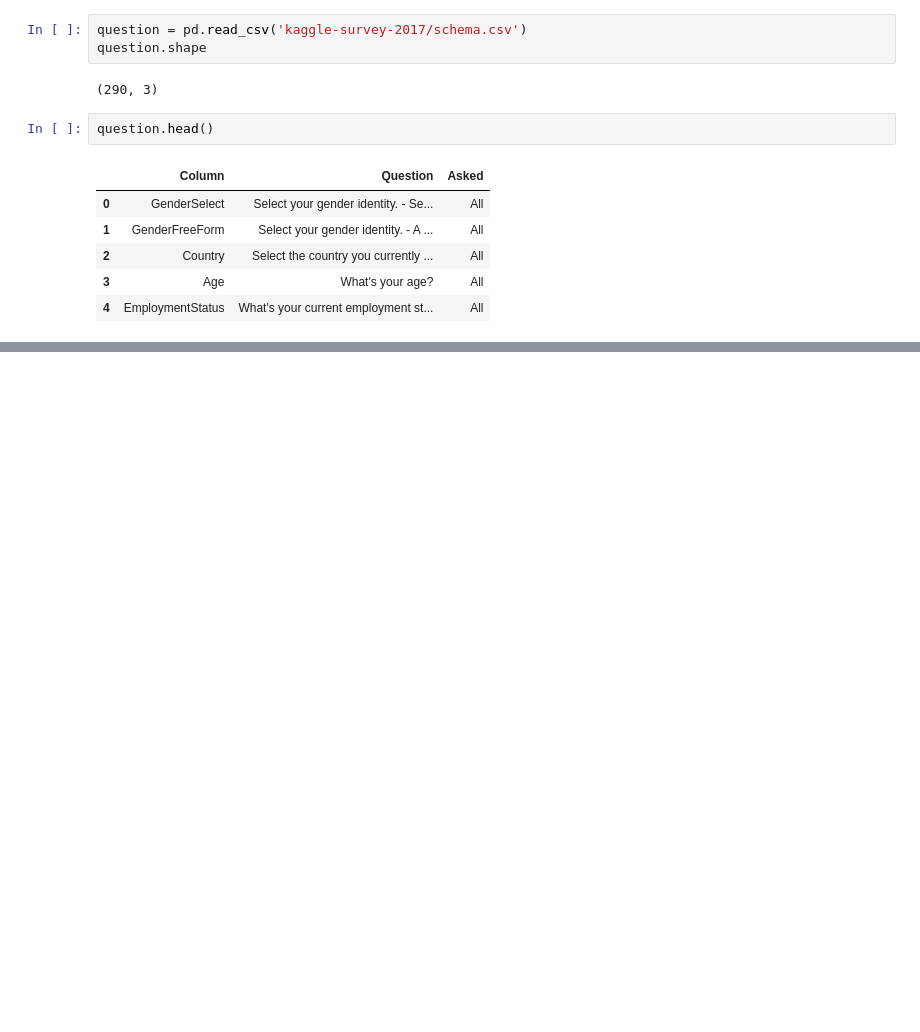
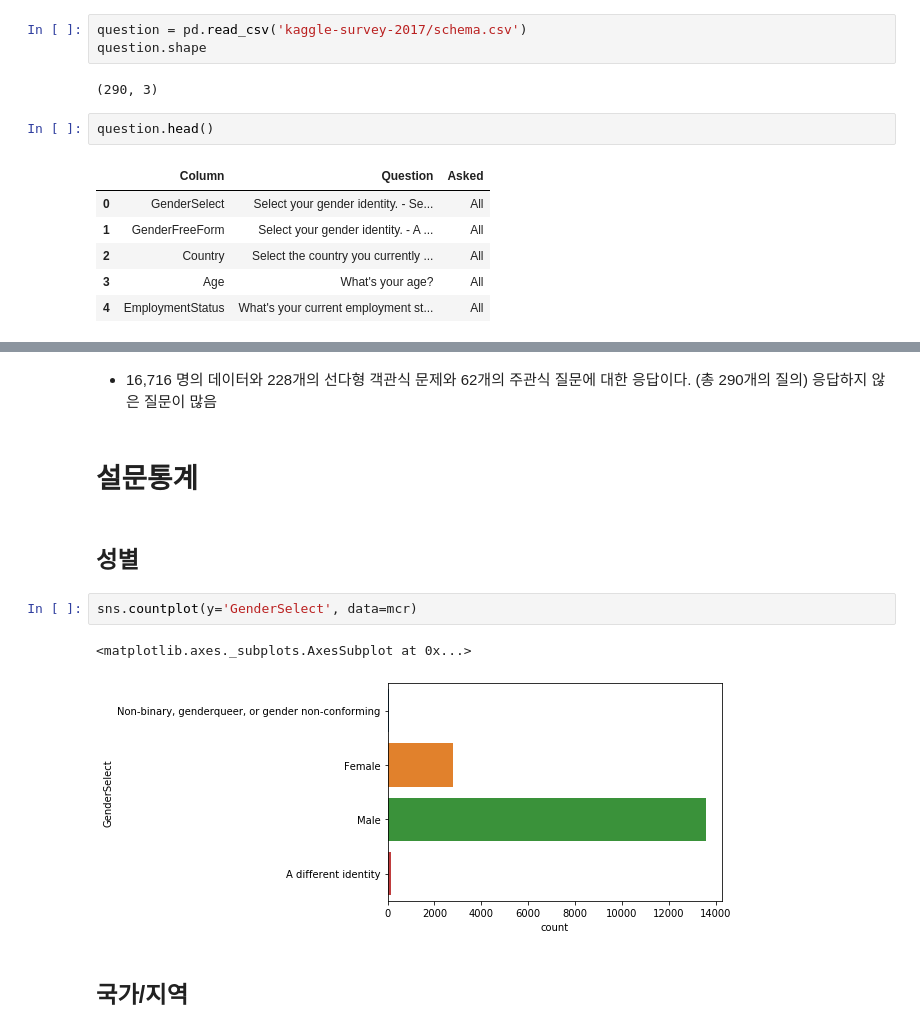
Before and after one commit to duhyundev/TIL, a Jupyter notebook: Kaggle_ML_and_Data_Science_Survey_2017.ipynb, the cells around one changed output, grey strips where cells are left out. Drawn from its saved outputs; the diff is of its cells as text; blank space fills up the shorter version.

```diff
--- a/Kaggle_ML_and_Data_Science_Survey_2017.ipynb
+++ b/Kaggle_ML_and_Data_Science_Survey_2017.ipynb
@@ -57,0 +98,13 @@ question.head()
+# %% [markdown]
+- 16,716 명의 데이터와 228개의 선다형 객관식 문제와 62개의 주관식 질문에 대한 응답이다. (총 290개의 질의) 응답하지 않은 질문이 많음
+# %% [markdown]
+# 설문통계
+# %% [markdown]
+## 성별
+# %%
+sns.countplot(y='GenderSelect', data=mcr)
+# %% [output]
+<matplotlib.axes._subplots.AxesSubplot at 0x...>
+[figure, added]
+# %% [markdown]
+## 국가/지역
```
Also changed, not shown: parts of 134 cells of this notebook.
